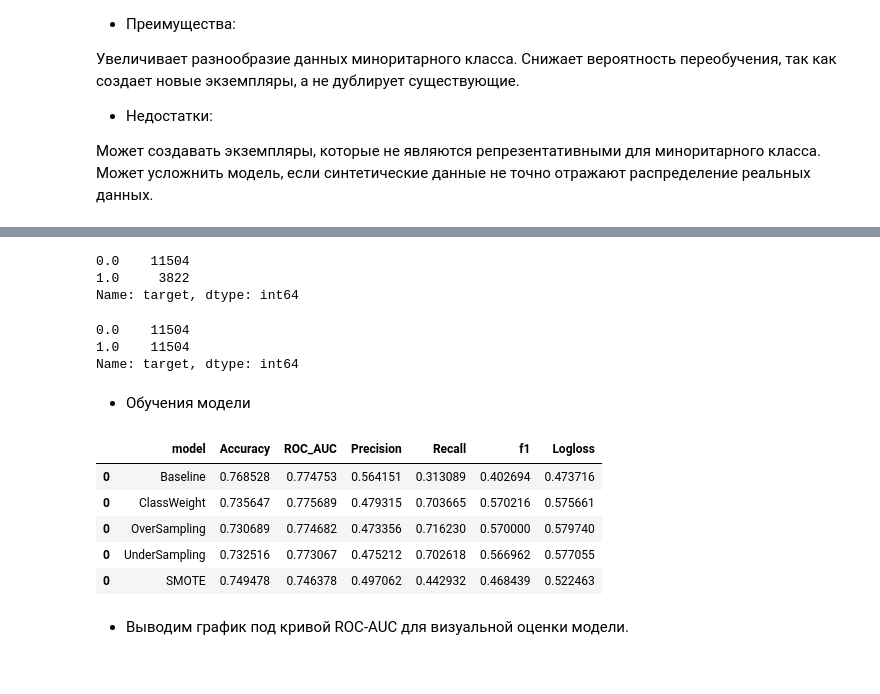
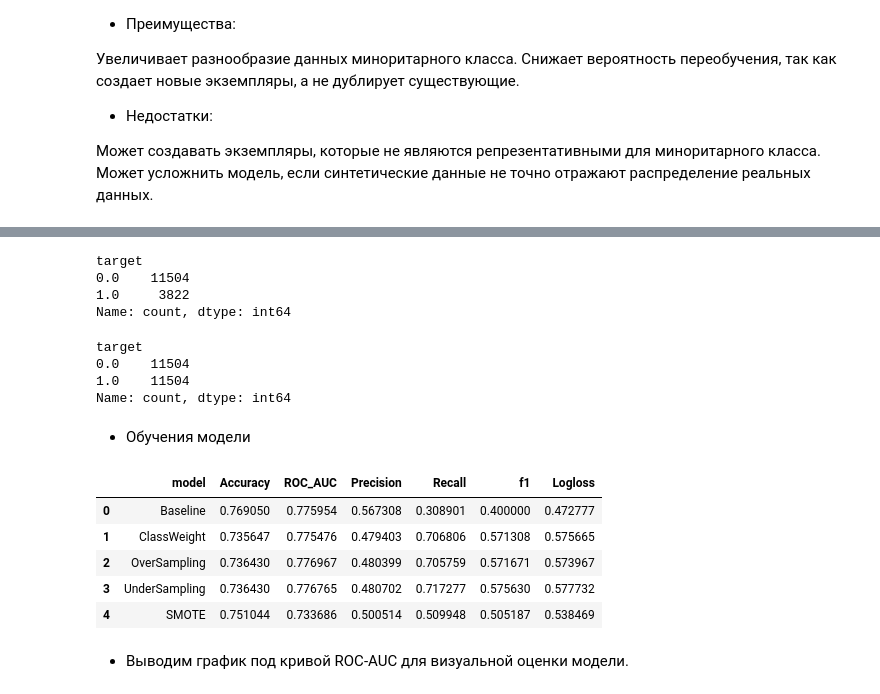
Before and after one commit to Fet-122/Laba-classification, a Jupyter notebook: Лабораторная работа по классификации.ipynb, the cells around one changed output, grey strips where cells are left out. Cells and saved outputs as stored; diff of their text form; code cells hidden in the pictures.

```diff
--- a/Лабораторная работа по классификации.ipynb
+++ b/Лабораторная работа по классификации.ipynb
@@ -49,7 +49,7 @@ RAND = 10
 # %% [markdown]
 ### Блок о изучении данных и статистики
 # %%
-df = pd.read_csv('../data/HR Data Science/aug_train.csv')
+df = pd.read_csv('/Users/sergejsilantev/Downloads/archive/aug_train.csv')
 # %%
 df[:5]
 # %% [output]
@@ -251,8 +235,10 @@ lg.fit(X_train, y_train)
 y_pred = lg.predict(X_test)
 y_score = lg.predict_proba(X_test)
 
-metrics = metrics.append(
-    get_metrics(y_test, y_pred, y_score, name='ClassWeight'))
+new_metrics = get_metrics(y_test, y_pred, y_score, name='ClassWeight')
+
+# Объединение старого DataFrame с новым
+metrics = pd.concat([metrics, new_metrics], ignore_index=True)
 metrics
 # %% [output]
 |  | model | Accuracy | ROC_AUC | Precision | Recall | f1 | Logloss |
@@ -336,8 +324,11 @@ lg.fit(X_over, y_over)
 y_pred = lg.predict(X_test)
 y_score = lg.predict_proba(X_test)
 
-metrics = metrics.append(
-    get_metrics(y_test, y_pred, y_score, name='OverSampling'))
+new_metrics = get_metrics(y_test, y_pred, y_score, name='OverSampling')
+
+# Объединение старого DataFrame с новым
+metrics = pd.concat([metrics, new_metrics], ignore_index=True)
+
 metrics
 # %% [output]
 |  | model | Accuracy | ROC_AUC | Precision | Recall | f1 | Logloss |
@@ -413,8 +405,10 @@ lg.fit(X_under, y_under)
 y_pred = lg.predict(X_test)
 y_score = lg.predict_proba(X_test)
 
-metrics = metrics.append(
-    get_metrics(y_test, y_pred, y_score, name='UnderSampling'))
+new_metrics = get_metrics(y_test, y_pred, y_score, name='UnderSampling')
+
+# Объединение старого DataFrame с новым
+metrics = pd.concat([metrics, new_metrics], ignore_index=True)
 metrics
 # %% [output]
 |  | model | Accuracy | ROC_AUC | Precision | Recall | f1 | Logloss |
@@ -502,34 +460,39 @@ X_train.describe(include=float)
 # %%
 y_train.value_counts()
 # %% [output]
+target
 0.0    11504
 1.0     3822
-Name: target, dtype: int64
+Name: count, dtype: int64
 # %%
 y_smote.value_counts()
 # %% [output]
+target
 0.0    11504
 1.0    11504
-Name: target, dtype: int64
+Name: count, dtype: int64
 # %% [markdown]
 - Обучения модели
 # %%
 lg = LogisticRegression(random_state=RAND)
 lg.fit(X_smote, y_smote)
 
 y_pred = lg.predict(X_test)
 y_score = lg.predict_proba(X_test)
 
-metrics = metrics.append(
-    get_metrics(y_test, y_pred, y_score, name='SMOTE'))
+
+new_metrics = get_metrics(y_test, y_pred, y_score, name='SMOTE')
+
+# Объединение старого DataFrame с новым
+metrics = pd.concat([metrics, new_metrics], ignore_index=True)
 metrics
 # %% [output]
 |  | model | Accuracy | ROC_AUC | Precision | Recall | f1 | Logloss |
-| 0 | Baseline | 0.768528 | 0.774753 | 0.564151 | 0.313089 | 0.402694 | 0.473716 |
-| 0 | ClassWeight | 0.735647 | 0.775689 | 0.479315 | 0.703665 | 0.570216 | 0.575661 |
-| 0 | OverSampling | 0.730689 | 0.774682 | 0.473356 | 0.716230 | 0.570000 | 0.579740 |
-| 0 | UnderSampling | 0.732516 | 0.773067 | 0.475212 | 0.702618 | 0.566962 | 0.577055 |
-| 0 | SMOTE | 0.749478 | 0.746378 | 0.497062 | 0.442932 | 0.468439 | 0.522463 |
+| 0 | Baseline | 0.769050 | 0.775954 | 0.567308 | 0.308901 | 0.400000 | 0.472777 |
+| 1 | ClassWeight | 0.735647 | 0.775476 | 0.479403 | 0.706806 | 0.571308 | 0.575665 |
+| 2 | OverSampling | 0.736430 | 0.776967 | 0.480399 | 0.705759 | 0.571671 | 0.573967 |
+| 3 | UnderSampling | 0.736430 | 0.776765 | 0.480702 | 0.717277 | 0.575630 | 0.577732 |
+| 4 | SMOTE | 0.751044 | 0.733686 | 0.500514 | 0.509948 | 0.505187 | 0.538469 |
 # %% [markdown]
 - Выводим график под кривой ROC-AUC для визуальной оценки модели.
 # %%
```
Also changed, not shown: parts of 31 cells of this notebook.
